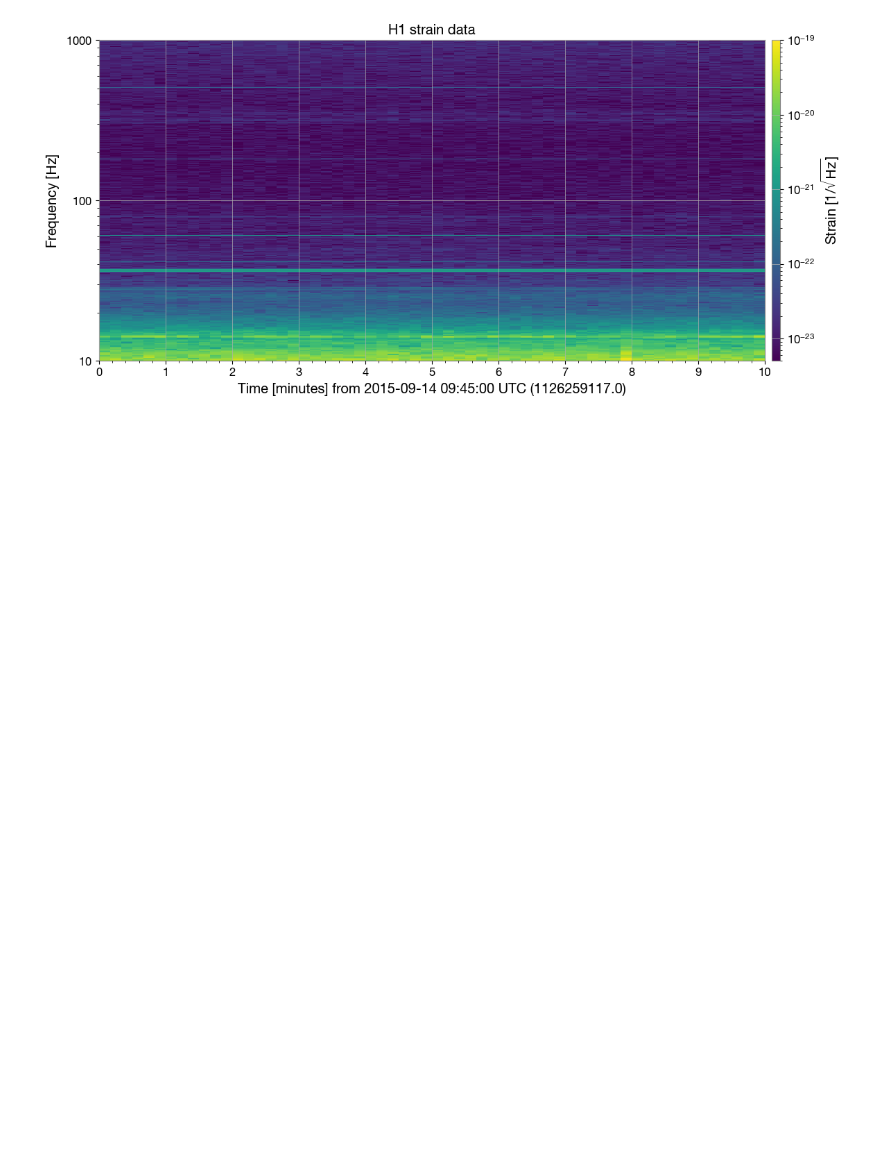
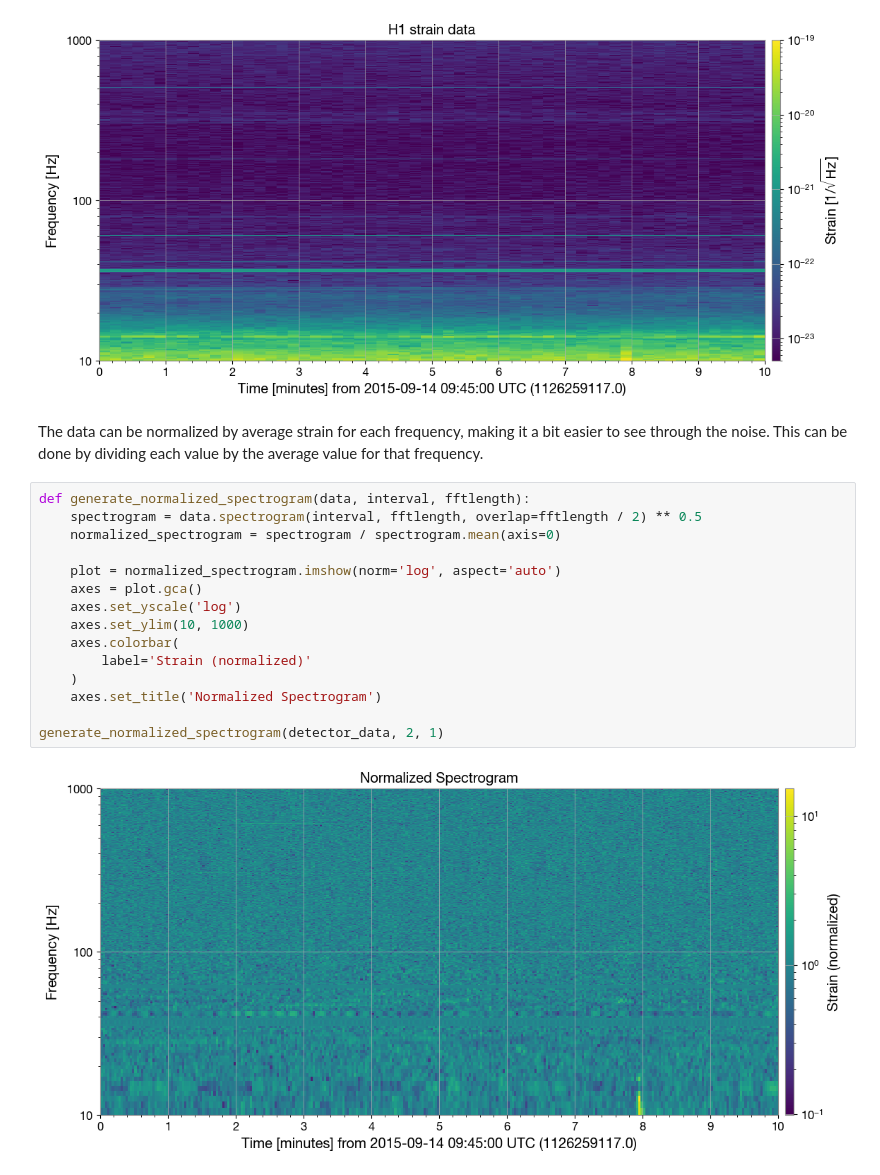
Before and after one commit to atcupps/GWInRP, a Jupyter notebook: preliminary exploration/spectrograms.ipynb, the cells around one changed output. Saved outputs shown, nothing was run; the diff lists cells and outputs as text; blank space fills up the shorter version.

```diff
--- a/preliminary exploration/spectrograms.ipynb
+++ b/preliminary exploration/spectrograms.ipynb
@@ -40,3 +40,22 @@ Conversely, larger sampling times allow frequencies to be discirned with a highe
 plot_spectrogram(detector_data, 10, 5)
 # %% [output]
 [figure]
+# %% [markdown]
+The data can be normalized by average strain for each frequency, making it a bit easier to see through the noise. This can be done by dividing each value by the average value for that frequency.
+# %%
+def generate_normalized_spectrogram(data, interval, fftlength):
+    spectrogram = data.spectrogram(interval, fftlength, overlap=fftlength / 2) ** 0.5
+    normalized_spectrogram = spectrogram / spectrogram.mean(axis=0)
+
+    plot = normalized_spectrogram.imshow(norm='log', aspect='auto')
+    axes = plot.gca()
+    axes.set_yscale('log')
+    axes.set_ylim(10, 1000)
+    axes.colorbar(
+        label='Strain (normalized)'
+    )
+    axes.set_title('Normalized Spectrogram')
+
+generate_normalized_spectrogram(detector_data, 2, 1)
+# %% [output]
+[figure, added]
```
Also changed, not shown: parts of 3 cells of this notebook, 3 other files.
